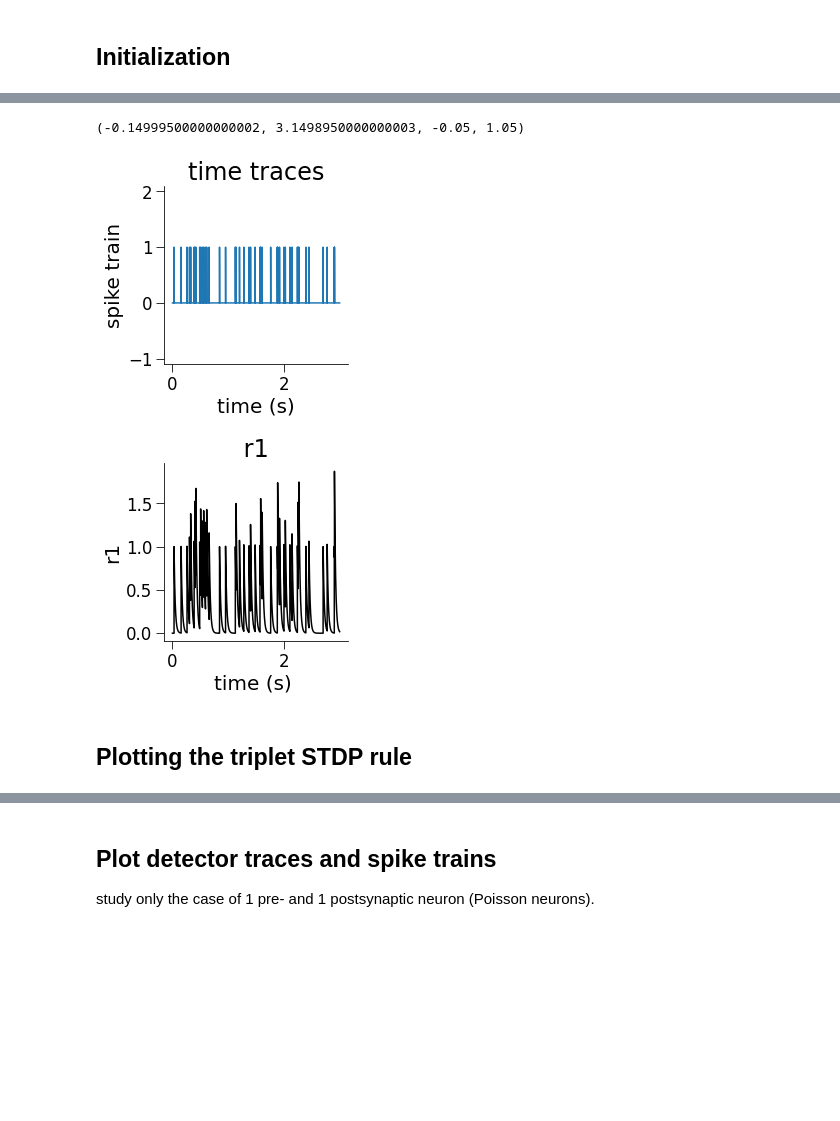
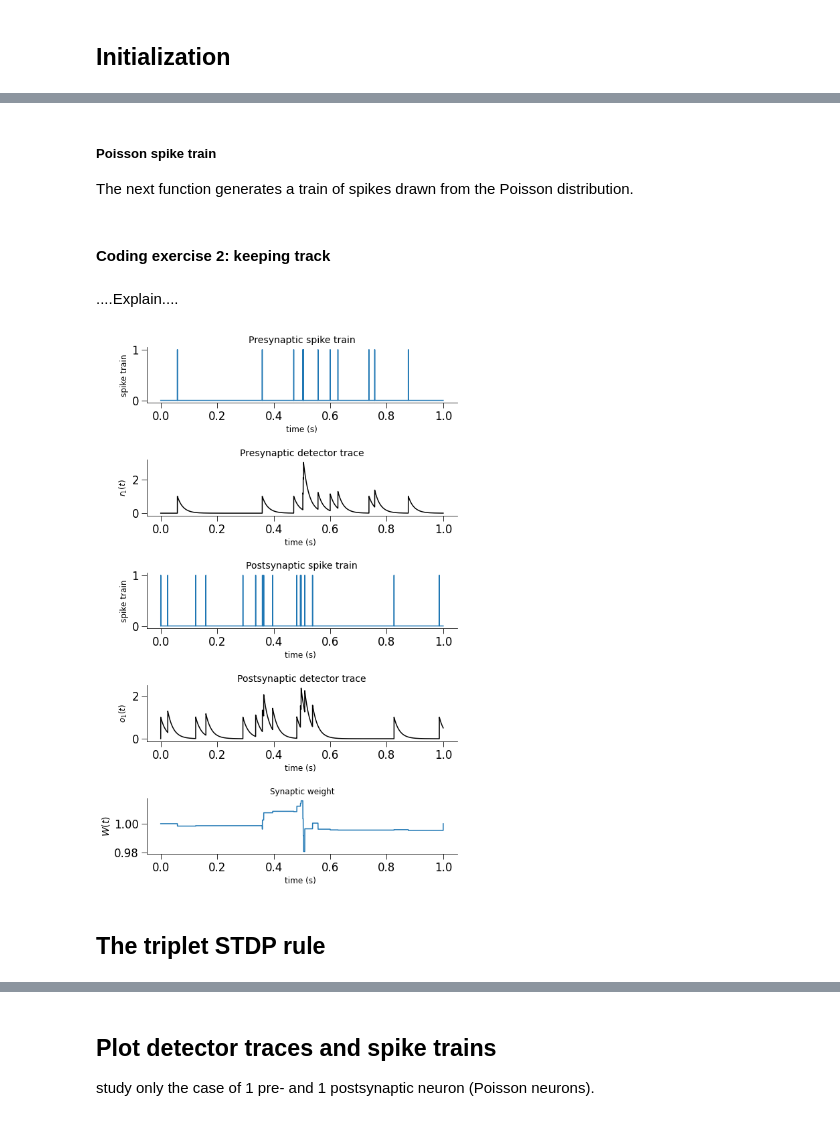
Before and after one commit to comp-neural-circuits/plasticity-workshop, a Jupyter notebook: stdp.ipynb, the cells around one changed output, grey strips where cells are left out. Drawn from its saved outputs; the diff is of its cells as text; code cells hidden in the pictures; blank space fills up the shorter version.

```diff
--- a/stdp.ipynb
+++ b/stdp.ipynb
@@ -82,14 +111,18 @@ study only the case of 1 pre- and 1 postsynaptic neuron (Poisson neurons).
+# %% [markdown]
+##### Poisson spike train
+The next function generates a train of spikes drawn from the Poisson distribution.
 # %%
-def Poisson_spike_train(discretization_step, t_range, rate, myseed):
-    """Generates poisson train
+def Poisson_spike_train(discretization_step, t_range, rate, myseed=False):
+    """
+    Generates a Poisson train
     Args:
-    discretization_step    :
-    t_range
+    discretization_step    : discretization time step
+    t_range                : time interval
     rate                   : noise amplitute [Hz]
     myseed                 : random seed. int or boolean
 
     Returns:
-    spike_train : spike train of binary values (1 if spike, 0 otherwise)
+    poisson_train : spike train of binary values (1 if spike, 0 otherwise)
     """
     # set random seed
     if myseed:
@@ -97,11 +130,15 @@ def Poisson_spike_train(discretization_step, t_range, rate, myseed):
     else:
         np.random.seed()
 
-    # generate uniformly distributed random variables
+    # generate an uniformly distributed random variable
     unirnd = np.random.rand(len(t_range))
 
     # generate Poisson train
     poisson_train = 1. * (unirnd < rate * (discretization_step))
 
     return poisson_train
+# %% [markdown]
+#### Coding exercise 2: keeping track
+# %% [markdown]
+....Explain....
 # %%
@@ -128,24 +186,28 @@ for i in range(len(t_range)-1):
     r1[i+1] = r1[i] - discretization_step * r1[i]/taup
     o1[i+1] = o1[i] - discretization_step * o1[i]/taum
 # %%
-
-
-
-
-# set up the plots correctly!!
-
-fig, (ax1, ax2) = plt.subplots(2,1, figsize=(4,8)) #gridspec_kw={'height_ratios': [3, 1]})
-ax1.plot(t_range,pre_spike)
-ax1.set_xlabel("time (s)")
-ax1.set_ylabel("spike train")
-ax1.set_title("time traces")
-ax2.plot(t_range,r1,color="black")
-ax2.set_title(" r1 ")
-ax2.set_xlabel("time (s) ")
-ax2.set_ylabel("r1")
-ax1.axis("equal")
+fig, (ax1, ax2, ax3, ax4, ax5) = plt.subplots(5,1, figsize=(8,12)); #gridspec_kw={'height_ratios': [3, 1]})
+ax1.plot(t_range,pre_spike);
+ax1.set_xlabel("time (s)", fontsize=12);
+ax1.set_ylabel("spike train", fontsize=12);
+ax1.set_title("Presynaptic spike train", fontsize=14);
+ax2.plot(t_range,r1,color="black");
+ax2.set_xlabel("time (s) ", fontsize=12);
+ax2.set_ylabel("$r_1(t)$", fontsize=12);
+ax2.set_title("Presynaptic detector trace", fontsize=14);
+ax3.plot(t_range,post_spike);
+ax3.set_xlabel("time (s) ", fontsize=12);
+ax3.set_ylabel('spike train', fontsize=12);
+ax3.set_title("Postsynaptic spike train", fontsize=14);
+ax4.plot(t_range,o1,color="black");
+ax4.set_xlabel("time (s) ", fontsize=12);
+ax4.set_ylabel('$o_1(t)$', fontsize=12);
+ax4.set_title("Postsynaptic detector trace", fontsize=14);
+ax5.plot(t_range,w);
+ax5.set_xlabel("time (s) ", fontsize=12);
+ax5.set_ylabel('$W(t)$', fontsize=14);
+ax5.set_title("Synaptic weight", fontsize=12);
 # %% [output]
-(-0.14999500000000002, 3.1498950000000003, -0.05, 1.05)
-[figure, old version]
+[figure, new version]
 # %% [markdown]
-## Plotting the triplet STDP rule
+## The triplet STDP rule
```
Also changed, not shown: parts of 31 cells of this notebook.
